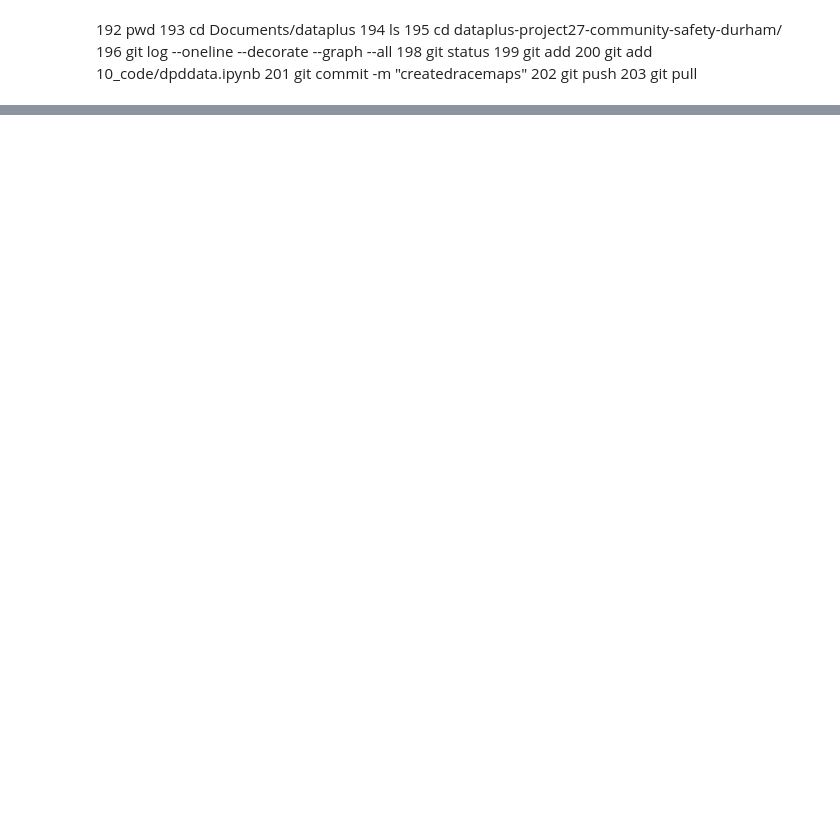
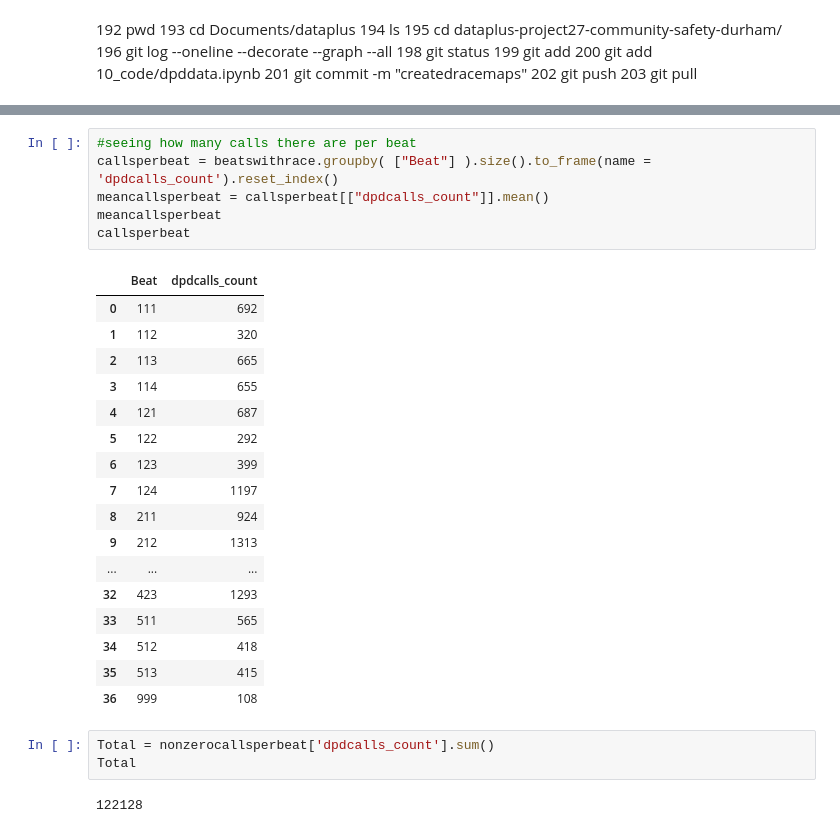
Before and after one commit to sadiesheridan/dataplus-project27-community-safety-durham, a Jupyter notebook: 10_code/dpddata.ipynb, the cells around one changed output, grey strips where cells are left out. Saved outputs shown, nothing was run; the diff lists cells and outputs as text; blank space fills up the shorter version.

```diff
--- a/10_code/dpddata.ipynb
+++ b/10_code/dpddata.ipynb
@@ -564,0 +602,29 @@ blocksperbeat
+# %%
+#seeing how many calls there are per beat
+callsperbeat = beatswithrace.groupby( ["Beat"] ).size().to_frame(name = 'dpdcalls_count').reset_index()
+meancallsperbeat = callsperbeat[["dpdcalls_count"]].mean()
+meancallsperbeat
+callsperbeat
+# %% [output]
+|  | Beat | dpdcalls_count |
+| 0 | 111 | 692 |
+| 1 | 112 | 320 |
+| 2 | 113 | 665 |
+| 3 | 114 | 655 |
+| 4 | 121 | 687 |
+| 5 | 122 | 292 |
+| 6 | 123 | 399 |
+| 7 | 124 | 1197 |
+| 8 | 211 | 924 |
+| 9 | 212 | 1313 |
+| ... | ... | ... |
+| 32 | 423 | 1293 |
+| 33 | 511 | 565 |
+| 34 | 512 | 418 |
+| 35 | 513 | 415 |
+| 36 | 999 | 108 |
+# %%
+Total = nonzerocallsperbeat['dpdcalls_count'].sum()
+Total
+# %% [output]
+122128
```
Also changed, not shown: parts of 13 cells of this notebook.
